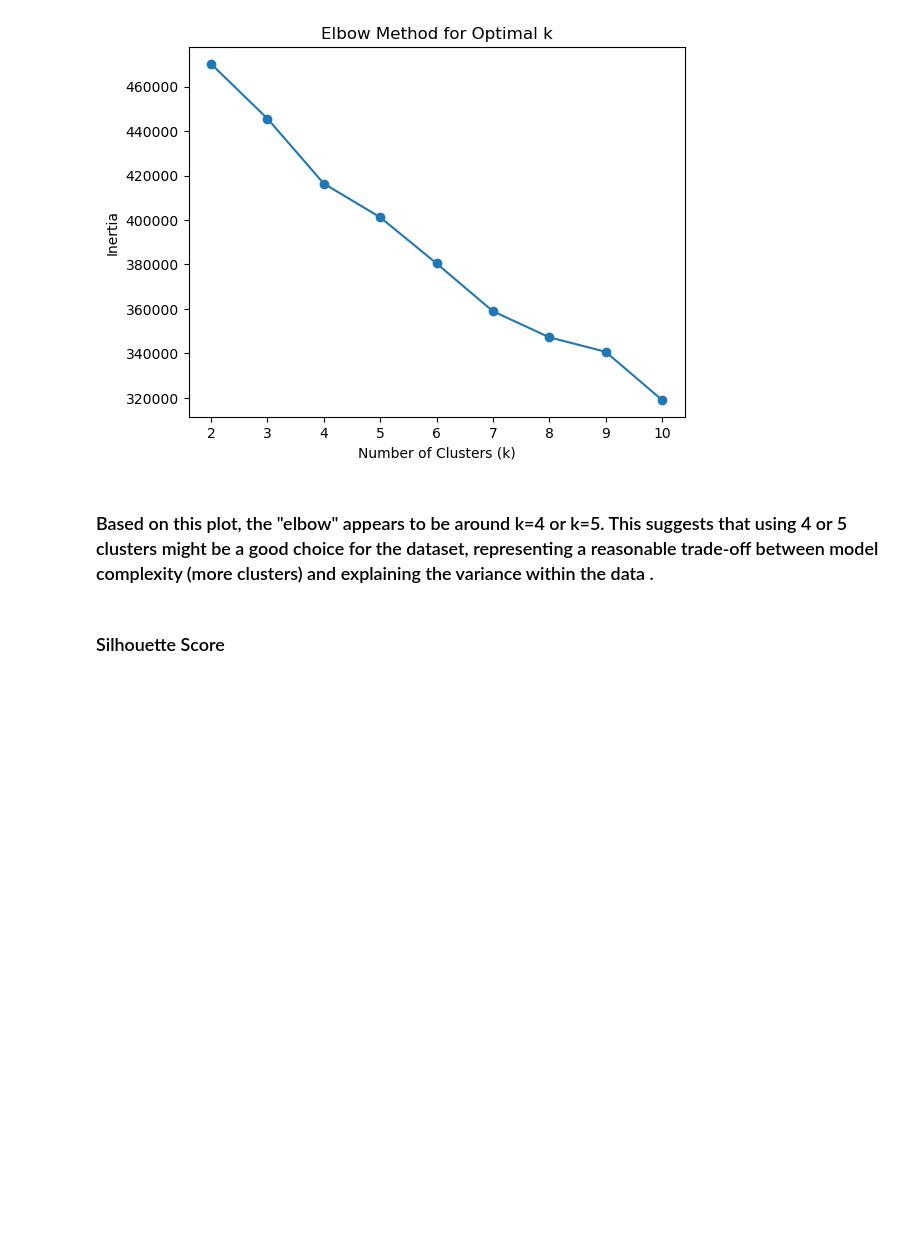
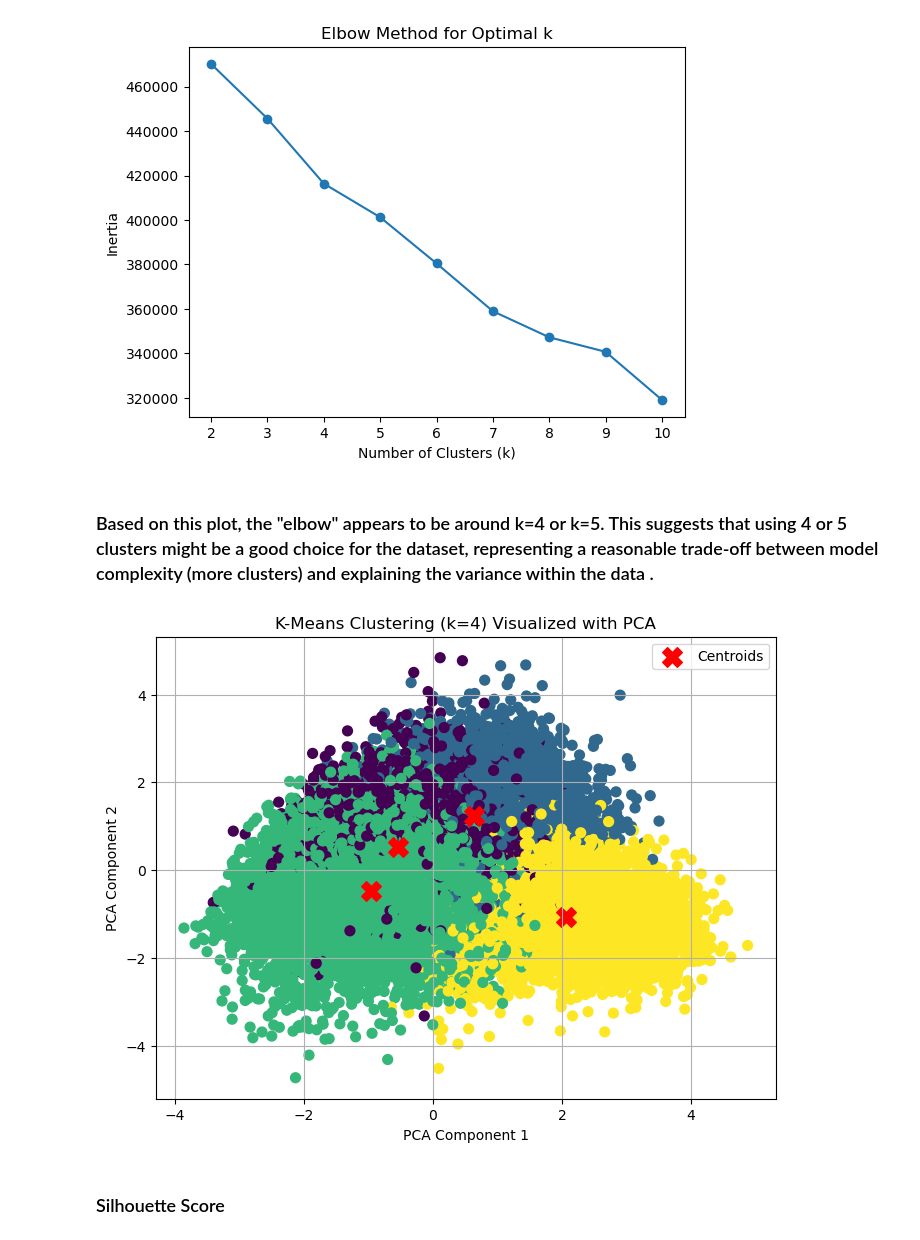
Before and after one commit to goms1981/Music_Rec_Alg, a Jupyter notebook: 3-Music-Modeling.ipynb, the cells around one changed output. Cells and saved outputs as stored; diff of their text form; code cells hidden in the pictures; blank space fills up the shorter version.

```diff
--- a/3-Music-Modeling.ipynb
+++ b/3-Music-Modeling.ipynb
@@ -51,6 +68,33 @@ plt.show()
 [figure]
 # %% [markdown]
 ### Based on this plot, the "elbow" appears to be around k=4 or k=5. This suggests that using 4 or 5 clusters might be a good choice for the dataset, representing a reasonable trade-off between model complexity (more clusters) and explaining the variance within the data .
+# %%
+
+
+# Reducing the  dimensions to 2D using PCA
+pca = PCA(n_components=2)
+X_pca = pca.fit_transform(X_scaled)
+
+# KMeans clustering with 4 clusters
+kmeans = KMeans(n_clusters=4, random_state=42)
+clusters = kmeans.fit_predict(X_scaled)
+
+# Plotting  the PCA-reduced data with cluster labels
+plt.figure(figsize=(8, 6))
+plt.scatter(X_pca[:, 0], X_pca[:, 1], c=clusters, cmap='viridis', s=50)
+plt.title("K-Means Clustering (k=4) Visualized with PCA")
+plt.xlabel("PCA Component 1")
+plt.ylabel("PCA Component 2")
+
+# Plotting  the centroids (also in PCA space)
+centroids = pca.transform(kmeans.cluster_centers_)
+plt.scatter(centroids[:, 0], centroids[:, 1], c='red', s=200, marker='X', label='Centroids')
+
+plt.legend()
+plt.grid(True)
+plt.show()
+# %% [output]
+[figure, added]
 # %% [markdown]
 ### Silhouette Score
 # %%
```
Also changed, not shown: parts of 10 cells of this notebook.
